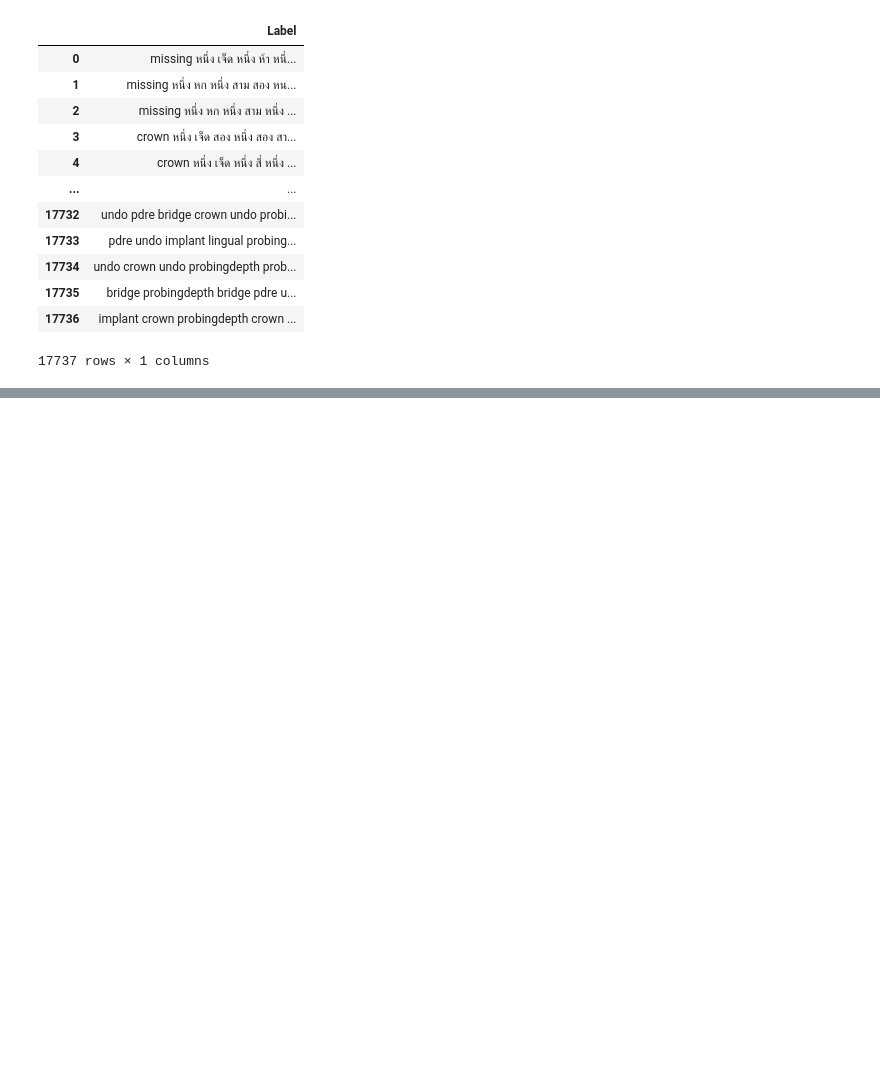
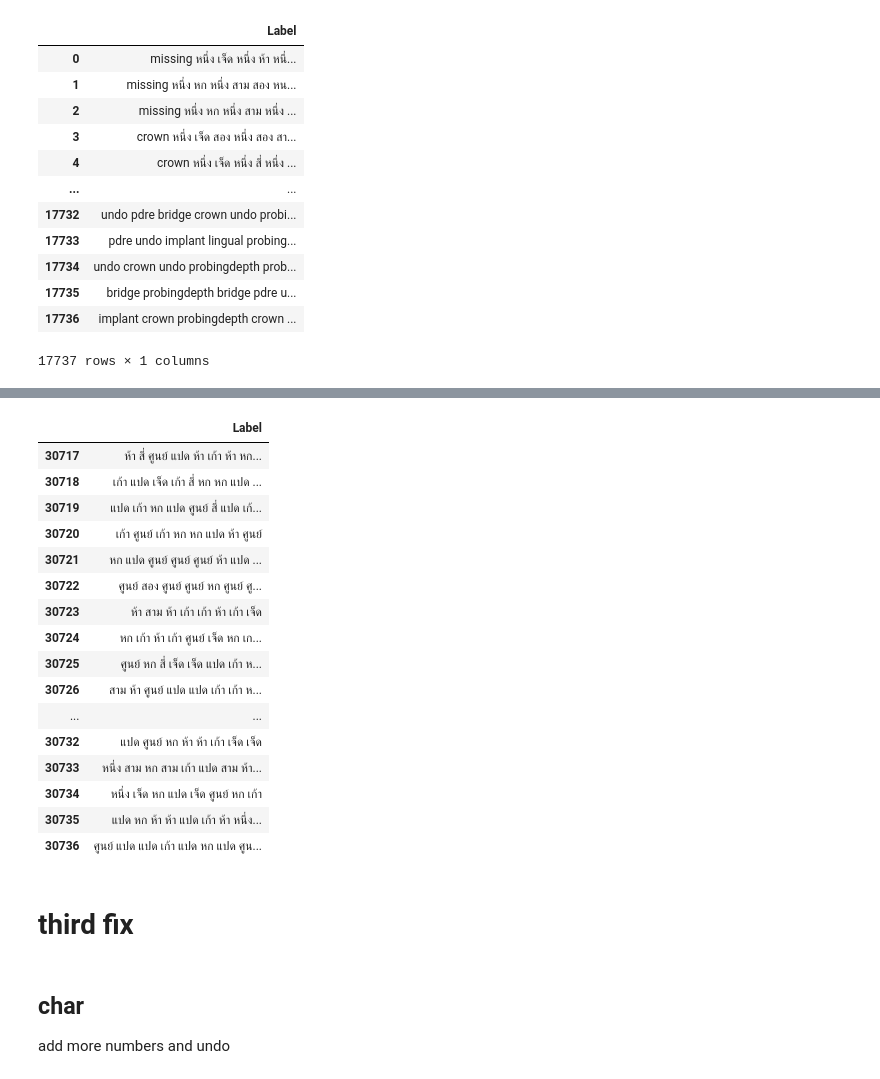
Before and after one commit to gotnps/retune, a Jupyter notebook: dent/generateLmData.ipynb, the cells around one changed output, grey strips where cells are left out. Drawn from its saved outputs; the diff is of its cells as text; code cells hidden in the pictures; blank space fills up the shorter version.

```diff
--- a/dent/generateLmData.ipynb
+++ b/dent/generateLmData.ipynb
@@ -294,0 +488,18 @@ df
+# %%
+#second
+second_num = second[0:5]
+second_com = second[5:10]
+second_num_weight = [2,1,1,1,1]
+for _ in range(5000) :
+    label = ''
+    for i in range(4):
+        if i%2 == 0:
+            number = random.choices(second_num, weights=second_num_weight, k=2)
+            label += ' '.join(number) + ' '
+        else :
+            k = random.randint(1,2)
+            command = random.choices(second_com, k=k)
+            label += ' '.join(command) + ' '
+
+    df.loc[len(df)] = {'Label' : label}
+df.tail()
@@ -294,0 +513,44 @@ df
+# %%
+numbers = ['ศูนย์' ,'หนึ่ง' ,'สอง', 'สาม', 'สี่', 'ห้า' ,'หก' ,'เจ็ด', 'แปด', 'เก้า']
+# %%
+#third & forth
+forth_weight = [3,3,3,4,5]
+number_weight = [3,1,1,1,1,3,3,3,5,5]
+for _ in range(1000):
+    df.loc[len(df)] = {'Label' : 'undo'}
+for _ in range(2000):
+    label = ''
+    k = random.randint(0,4)
+    number = random.choices(forth, weights=forth_weight, k=k)
+    label += ' '.join(number) + ' '
+    label += 'undo '
+    k = random.randint(0,4)
+    number = random.choices(forth, weights=forth_weight, k=k)
+    label += ' '.join(number)
+    df.loc[len(df)] = {'Label' : label}
+for _ in range(2000):
+    label = ''
+    k = random.randint(7,11)
+    number = random.choices(numbers, weights=number_weight, k=k)
+    label += ' '.join(number)
+    df.loc[len(df)] = {'Label' : label}
+# %%
+df.tail(20)
+# %% [output]
+|  | Label |
+| 30717 | ห้า สี่ ศูนย์ แปด ห้า เก้า ห้า หก... |
+| 30718 | เก้า แปด เจ็ด เก้า สี่ หก หก แปด ... |
+| 30719 | แปด เก้า หก แปด ศูนย์ สี่ แปด เก้... |
+| 30720 | เก้า ศูนย์ เก้า หก หก แปด ห้า ศูนย์ |
+| 30721 | หก แปด ศูนย์ ศูนย์ ศูนย์ ห้า แปด ... |
+| 30722 | ศูนย์ สอง ศูนย์ ศูนย์ หก ศูนย์ ศู... |
+| 30723 | ห้า สาม ห้า เก้า เก้า ห้า เก้า เจ็ด |
+| 30724 | หก เก้า ห้า เก้า ศูนย์ เจ็ด หก เก... |
+| 30725 | ศูนย์ หก สี่ เจ็ด เจ็ด แปด เก้า ห... |
+| 30726 | สาม ห้า ศูนย์ แปด แปด เก้า เก้า ห... |
+| ... | ... |
+| 30732 | แปด ศูนย์ หก ห้า ห้า เก้า เจ็ด เจ็ด |
+| 30733 | หนึ่ง สาม หก สาม เก้า แปด สาม ห้า... |
+| 30734 | หนึ่ง เจ็ด หก แปด เจ็ด ศูนย์ หก เก้า |
+| 30735 | แปด หก ห้า ห้า แปด เก้า ห้า หนึ่ง... |
+| 30736 | ศูนย์ แปด แปด เก้า แปด หก แปด ศูน... |
@@ -294,0 +559,6 @@ df
+# %% [markdown]
+# third fix
+# %% [markdown]
+## char
+
+add more numbers and undo
```
Also changed, not shown: parts of 45 cells of this notebook, 47 other files.
